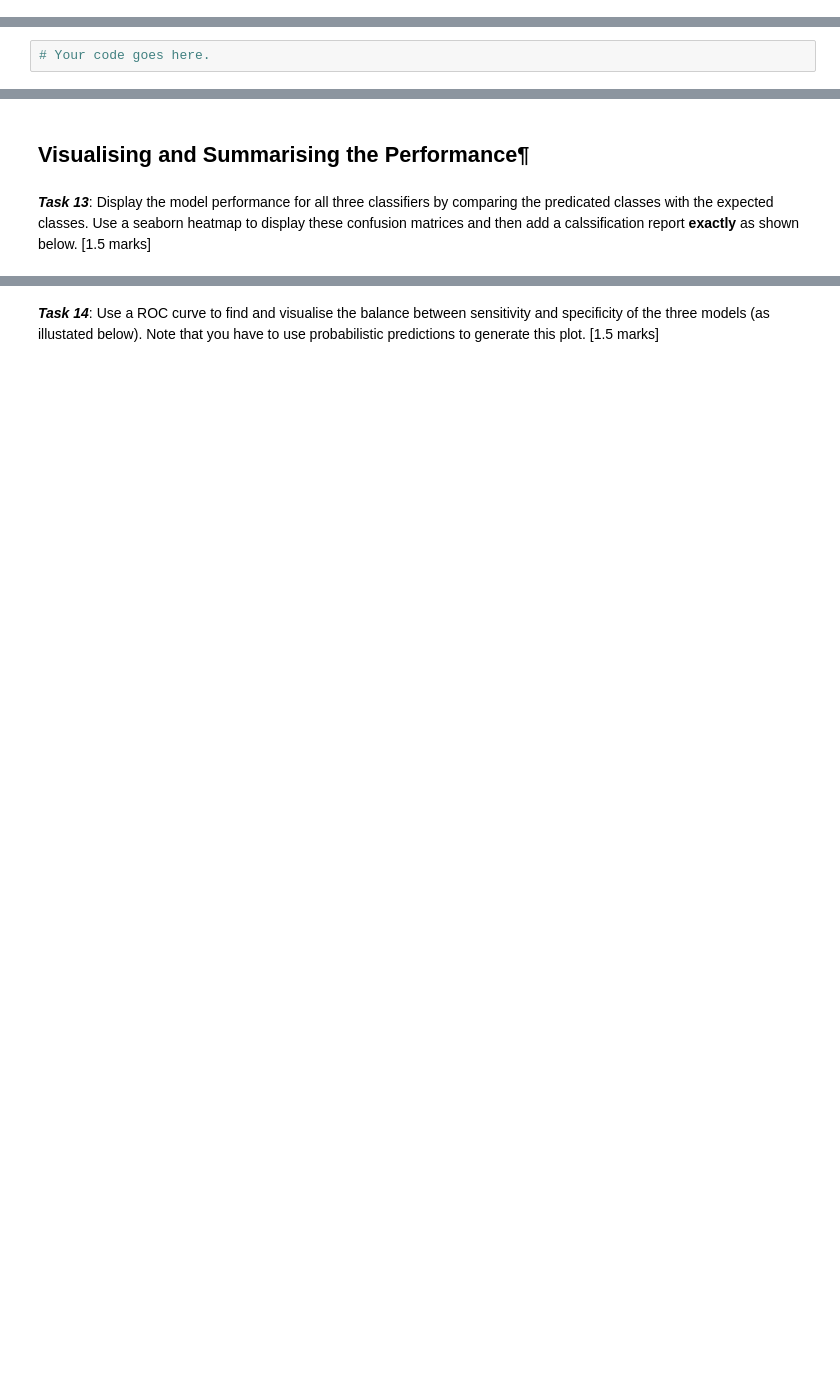
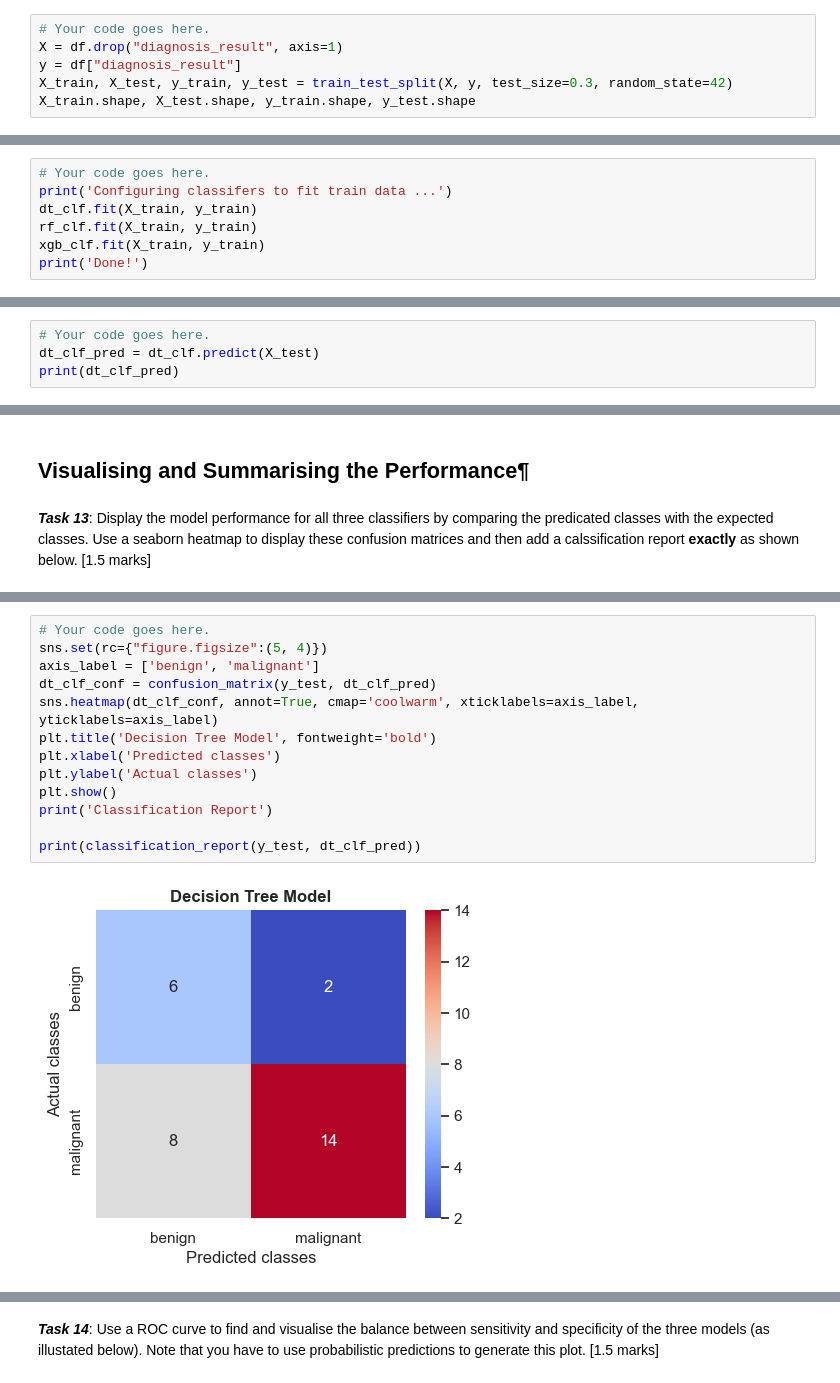
Before and after one commit to dannguyen99/COMP8220, a Jupyter notebook: Assessed Task 2 Specification-20230415/ass-2-spec.ipynb, the cells around one changed output, grey strips where cells are left out. Saved outputs shown, nothing was run; the diff lists cells and outputs as text; blank space fills up the shorter version.

```diff
--- a/Assessed Task 2 Specification-20230415/ass-2-spec.ipynb
+++ b/Assessed Task 2 Specification-20230415/ass-2-spec.ipynb
@@ -148,0 +150,6 @@ dtype: int64
+# %%
+# Your code goes here.
+X = df.drop("diagnosis_result", axis=1)
+y = df["diagnosis_result"]
+X_train, X_test, y_train, y_test = train_test_split(X, y, test_size=0.3, random_state=42)
+X_train.shape, X_test.shape, y_train.shape, y_test.shape
@@ -178,0 +183,7 @@ Done!
+# %%
+# Your code goes here.
+print('Configuring classifers to fit train data ...')
+dt_clf.fit(X_train, y_train)
+rf_clf.fit(X_train, y_train)
+xgb_clf.fit(X_train, y_train)
+print('Done!')
@@ -184,6 +198,8 @@ Done!
 #  Your code goes here.
 # %%
 # Your code goes here.
+dt_clf_pred = dt_clf.predict(X_test)
+print(dt_clf_pred)
 # %% [output]
 [1 1 1 1 0 1 1 0 1 0 1 0 1 1 1 0 0 0 1 1 0 0 0 0 0 1 0 0 1 1]
 # %%
@@ -249,0 +233,15 @@ weighted avg       0.80      0.80      0.80        30
+# %%
+# Your code goes here.
+sns.set(rc={"figure.figsize":(5, 4)})
+axis_label = ['benign', 'malignant']
+dt_clf_conf = confusion_matrix(y_test, dt_clf_pred)
+sns.heatmap(dt_clf_conf, annot=True, cmap='coolwarm', xticklabels=axis_label, yticklabels=axis_label)
+plt.title('Decision Tree Model', fontweight='bold')
+plt.xlabel('Predicted classes')
+plt.ylabel('Actual classes')
+plt.show()
+print('Classification Report')
+
+print(classification_report(y_test, dt_clf_pred))
+# %% [output]
+[figure, added]
```
Also changed, not shown: parts of 20 cells of this notebook, 2 other files.
